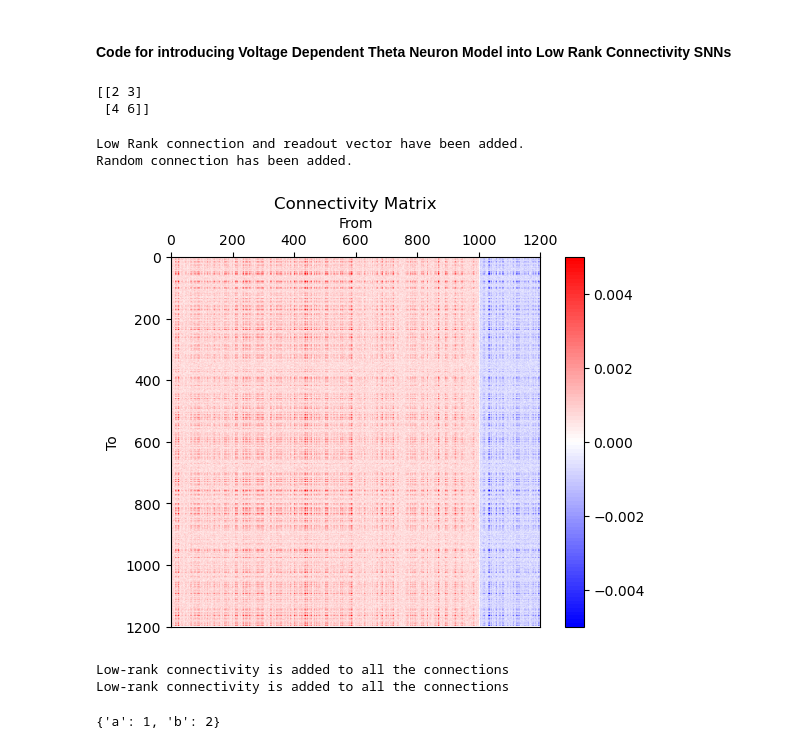
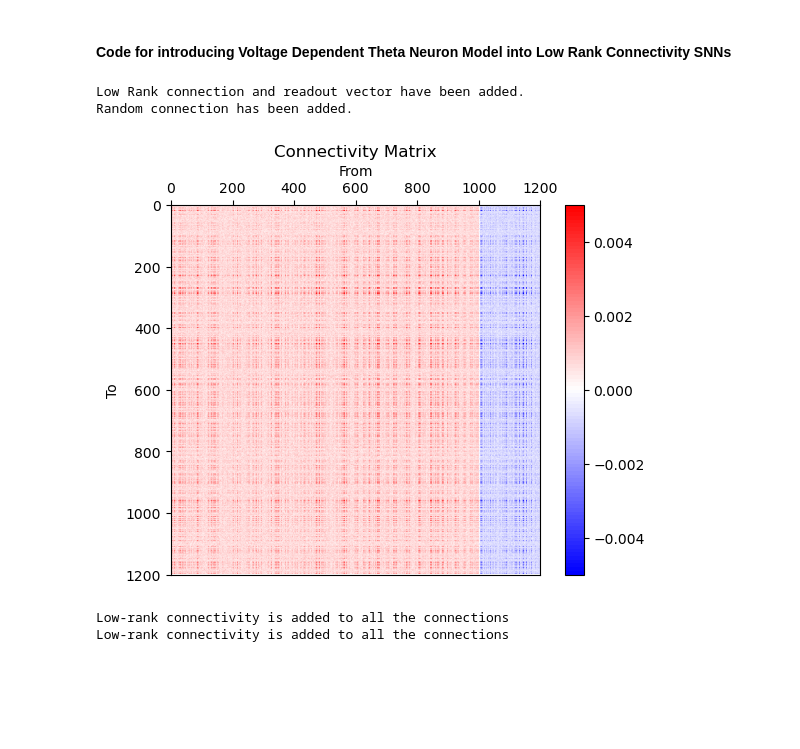
Before and after one commit to LiBinUtokyo/LowRank_ModifiedTheta_SNN, a Jupyter notebook: PYTHON/main.ipynb, the cells around one changed output. Saved outputs shown, nothing was run; the diff lists cells and outputs as text; code cells hidden in the pictures; blank space fills up the shorter version.

```diff
--- a/PYTHON/main.ipynb
+++ b/PYTHON/main.ipynb
@@ -140,28 +140,28 @@ class LowRankSNN:
             if step == 0: continue
             # print(step)
             # print(inputs.shape)
-            # Calculate Synaptic Conductance
+            # Calculate Synaptic Conductance (Single Exponential filter)
             g_EE[:,step] = g_EE[:,step-1] + \
-                1/self.taud_E*(-g_EE[:,step-1]+ \
+                (-g_EE[:,step-1]/self.taud_E+ \
                 G_P[0]*conn_EE@spk[:self.N_E,step-1])*dt
             g_EI[:,step] = g_EI[:,step-1] + \
-                1/self.taud_E*(-g_EI[:,step-1]+ \
+                (-g_EI[:,step-1]/self.taud_E+ \
                 G_P[1]*conn_EI@spk[self.N_E:self.N_E+self.N_I,step-1])*dt
             g_IE[:,step] = g_IE[:,step-1] + \
-                1/self.taud_I*(-g_IE[:,step-1]+ \
+                (-g_IE[:,step-1]/self.taud_I+ \
                 G_P[2]*conn_IE@spk[:self.N_E,step-1])*dt
             g_II[:,step] = g_II[:,step-1] + \
-                1/self.taud_I*(-g_II[:,step-1]+ \
+                (-g_II[:,step-1]/self.taud_I+ \
                 G_P[3]*conn_II@spk[self.N_E:self.N_E+self.N_I,step-1])*dt
-            # Calculate the comprehensive Synaptic Conductance
+            # Calculate the comprehensive Synaptic Conductance (Single Exponential filter)
                 # For Excitatory Neurons
             g[:self.N_E,step] = g[0:self.N_E,step-1] + \
-                1/self.taud_E*(-g[0:self.N_E,step-1]+ \
+                (-g[0:self.N_E,step-1]/self.taud_E+ \
                 G_P[0]*conn_EE@spk[:self.N_E,step-1]+ \
                 G_P[1]*conn_EI@spk[self.N_E:self.N_E+self.N_I,step-1])*dt
                 # For Inhibitory Neurons
             g[self.N_E:self.N_E+self.N_I,step] = g[self.N_E:self.N_E+self.N_I,step-1] + \
-                1/self.taud_I*(-g[self.N_E:self.N_E+self.N_I,step-1]+ \
+                (-g[self.N_E:self.N_E+self.N_I,step-1]/self.taud_I+ \
                 G_P[2]*conn_IE@spk[:self.N_E,step-1]+ \
                 G_P[3]*conn_II@spk[self.N_E:self.N_E+self.N_I,step-1])*dt
 
@@ -177,18 +177,10 @@ class LowRankSNN:
 
             # Store the firing time
             spk[:,step] = (phase[:,step] >= np.pi).astype(int)
+            phase[:,step][phase[:,step] >= np.pi] -= 2*np.pi
 
 
         if self.conn_lowrank.shape == self.conn_random.shape:
             Out = np.dot(g.T,self.W_out)/(self.N_E+self.N_I) #Size of g:(N,time), Size of W_out: (N,1)
         V = self.theta2V(phase)
         return Out, V, g, spk
-# %%
-a = np.array([[1,1],
-              [2,2]])
-b = np.array([[0,1],
-              [2,2]])
-print(a@b)
-# %% [output]
-[[2 3]
- [4 6]]
@@ -199,7 +283,6 @@ LRSNN = LowRankSNN(N_E=1000,N_I=200,RS= 1,IS=100,taud_E=2,taud_I=5)
 # Go_NoGo Task
 # Prepare the Stimuli and Readout Vector
 temp = np.random.rand(1,LRSNN.N_E+LRSNN.N_I) #Size (1,N_E) for Sti_go and nogo #这里我想试试把Low Rank加到整个网络上
-# print(temp)
 Sti_go = temp.copy()
 Sti_nogo = temp.copy()
 W_out = temp.copy()
@@ -207,41 +290,40 @@ Sti_go[Sti_go>1/3] = 0
 Sti_nogo[Sti_nogo<1/3] = 0
 Sti_nogo[Sti_nogo>2/3] = 0
 W_out[W_out<2/3] = 0
-# print(np.nonzero(Sti_go)[0])
-# print(len(np.nonzero(Sti_go)[0]))
 
 # Use Gamma Distribution to generate Stimuli and Readout Vector
 # Sti_go[Sti_go!=0] = np.random.gamma(1,1,len(np.nonzero(Sti_go)[0])) #random.gamma(shape, scale=1.0, size=None),这个地方的Gamma分布及其参数选取需要进一步讨论
 # Sti_nogo[Sti_nogo!=0] = np.random.gamma(1,1,len(np.nonzero(Sti_nogo)[0]))
 # W_out[W_out!=0] = np.random.gamma(1,1,len(np.nonzero(W_out)[0]))
 # W_out = np.transpose(W_out) #Size (N_E,1)
 # # Low Rank Connectivity (Rank = 1)
 # conn_LR = W_out*Sti_go/(LRSNN.N_E+LRSNN.N_I) # 为什么除以神经元总数?
 # # Random Connectivity
 # conn_rand = np.random.gamma(1,1,(LRSNN.N_E+LRSNN.N_I,LRSNN.N_E+LRSNN.N_I)) #这里的Gamma分布取值也需要讨论
 
 # Use Folded Gaussian Distribution to generate Stimuli and Readout Vector
 std_Sti = 2. #Standerd Deviration of Stimuli
 std_Wout = 2. #Standerd Deviration of readout matrix
 Sti_go[Sti_go!=0] = np.abs(np.random.normal(0,std_Sti,len(np.nonzero(Sti_go)[0])))
 Sti_nogo[Sti_nogo!=0] = np.abs(np.random.normal(0,std_Sti,len(np.nonzero(Sti_nogo)[0])))
 W_out[W_out!=0] = np.abs(np.random.normal(0,std_Wout,len(np.nonzero(W_out)[0])))
 W_out = np.transpose(W_out) #Size (N,1)
-# Low Rank Connectivity (Rank = 1)
-conn_LR = W_out*Sti_go/(LRSNN.N_E+LRSNN.N_I) # 为什么除以神经元总数?
-# Random Connectivity
-conn_rand = np.abs(np.random.normal(0,1/(LRSNN.N_E+LRSNN.N_I),(LRSNN.N_E+LRSNN.N_I,LRSNN.N_E+LRSNN.N_I))) #这里的Gamma分布取值也需要讨论
+
+conn_LR = W_out*Sti_go/(LRSNN.N_E+LRSNN.N_I) # 为什么除以神经元总数? # Low Rank Connectivity (Rank = 1)
+conn_rand = np.abs(np.random.normal(0,1/(LRSNN.N_E+LRSNN.N_I),(LRSNN.N_E+LRSNN.N_I,LRSNN.N_E+LRSNN.N_I))) # Random Connectivity
+
+m = W_out #m = Wout
+n = Sti_go #n = Stigo
 
 # Assemble the Network
 LRSNN.add_lowrank(conn_LR, W_out)
 LRSNN.add_random(conn_rand)
-
 # Show the Network information before simulaiton
 LRSNN.show_conn()
 # %% [output]
 Low Rank connection and readout vector have been added.
 Random connection has been added.
-[figure, old version]
+[figure, new version]
 # %%
 dt = 0.01 #(ms/step)
 T_pre = 5 # length of time before sti (ms)
@@ -265,4 +344,0 @@ Low-rank connectivity is added to all the connections
-# %%
-print({'a':1,'b':2})
-# %% [output]
-{'a': 1, 'b': 2}
```
Also changed, not shown: parts of 6 cells of this notebook.
